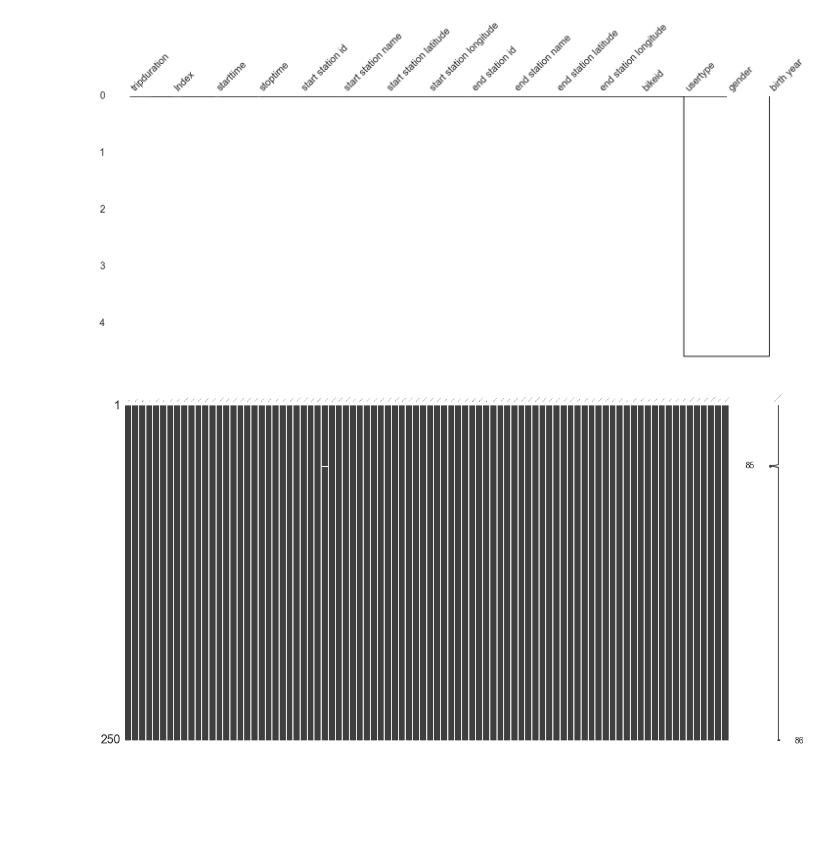
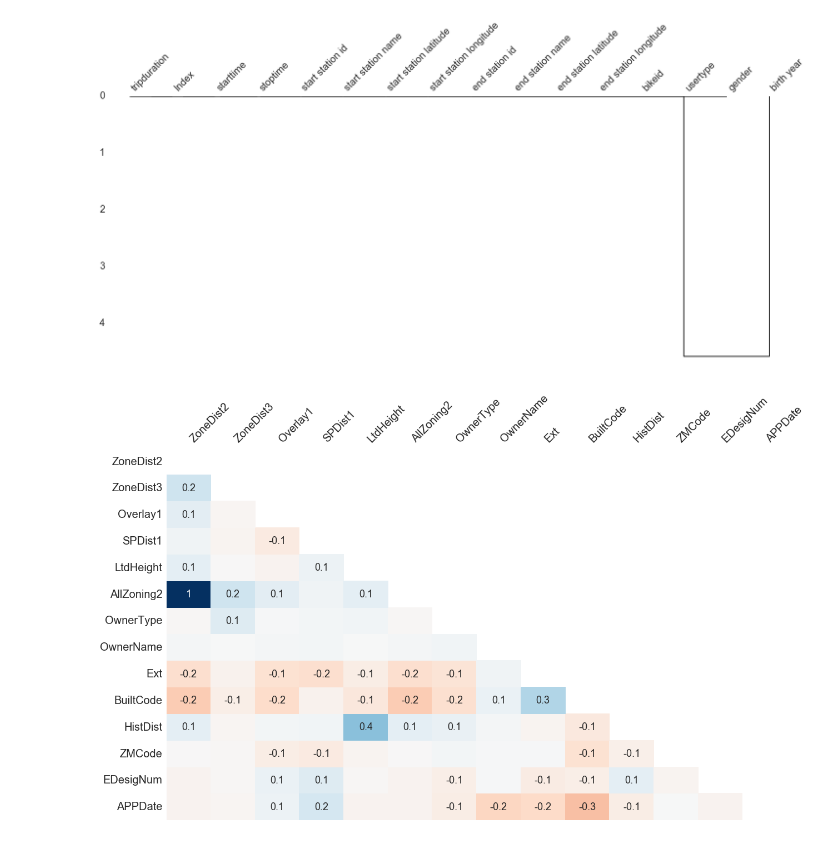
Before and after one commit to ResidentMario/missingno, a Jupyter notebook: missingno-bugs-needing-fixing.ipynb, the cells around one changed output. Cells and saved outputs as stored; diff of their text form; code cells hidden in the pictures; blank space fills up the shorter version.

```diff
--- a/missingno-bugs-needing-fixing.ipynb
+++ b/missingno-bugs-needing-fixing.ipynb
@@ -17,6 +17,6 @@ msno.dendrogram(trip_data)
 # %%
 buildings_data = pd.read_csv("nyc_building_sales.csv")
 # %%
-msno.matrix(buildings_data.sample(250))
+msno.heatmap(buildings_data.sample(250))
 # %% [output]
-[figure, old version]
+[figure, new version]
```
Also changed, not shown: parts of 2 cells of this notebook, 1 other file.
